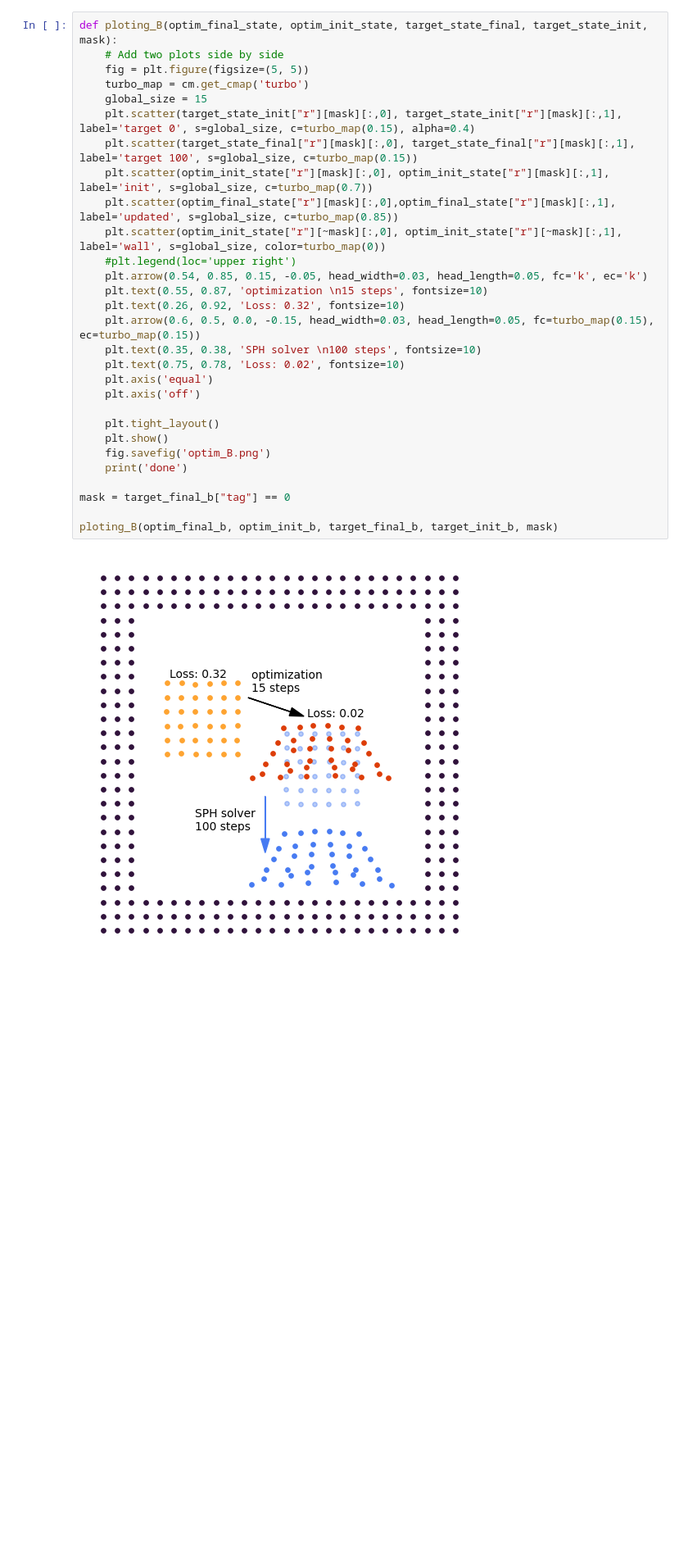
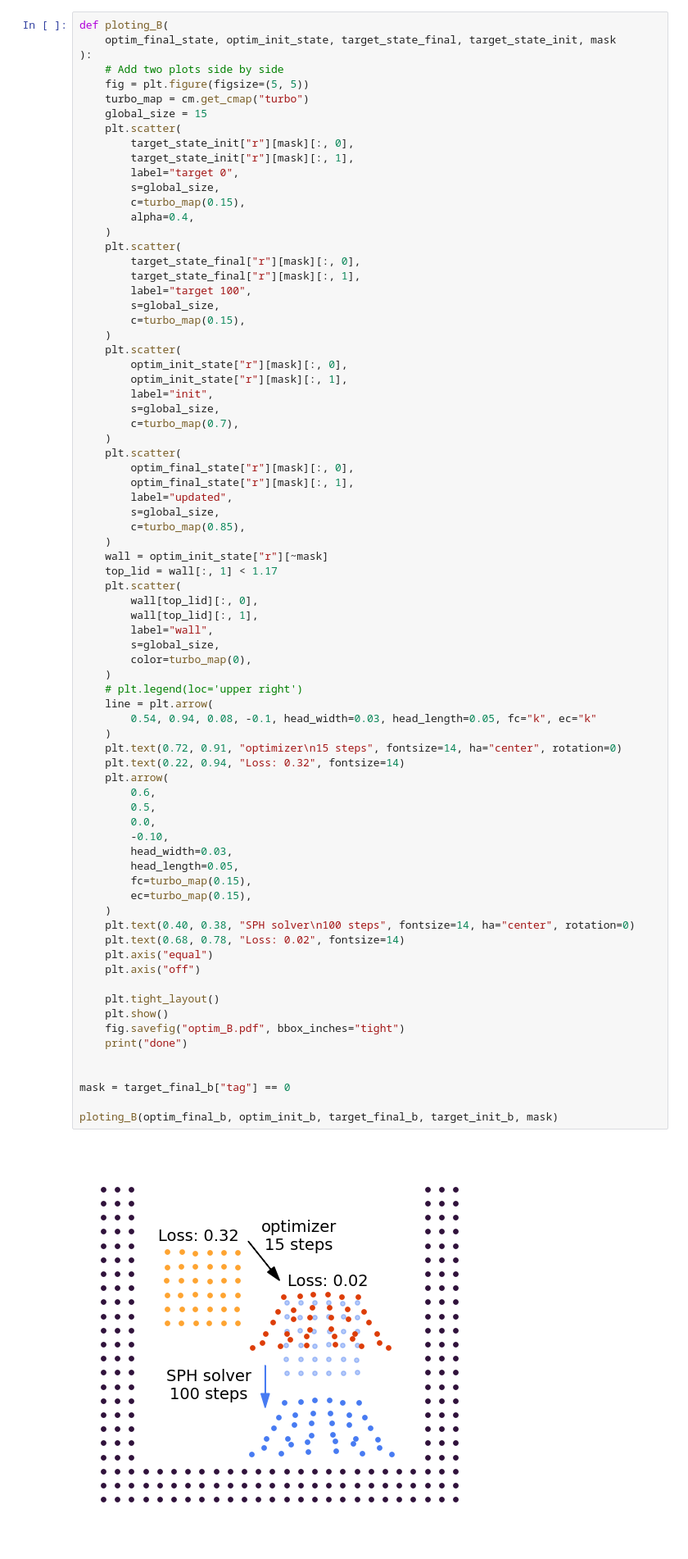
Before and after one commit to tumaer/jax-sph, a Jupyter notebook: optim.ipynb, the cells around one changed output. Shown: that part at 82% size. Cells and saved outputs as stored; diff of their text form; blank space fills up the shorter version.

```diff
--- a/optim.ipynb
+++ b/optim.ipynb
@@ -65,32 +100,79 @@ target_final_b = read_h5('target_traj/traj_100_b.h5')
 # %%
-def ploting_B(optim_final_state, optim_init_state, target_state_final, target_state_init, mask):
+def ploting_B(
+    optim_final_state, optim_init_state, target_state_final, target_state_init, mask
+):
     # Add two plots side by side
     fig = plt.figure(figsize=(5, 5))
-    turbo_map = cm.get_cmap('turbo')
+    turbo_map = cm.get_cmap("turbo")
     global_size = 15
-    plt.scatter(target_state_init["r"][mask][:,0], target_state_init["r"][mask][:,1], label='target 0', s=global_size, c=turbo_map(0.15), alpha=0.4)
-    plt.scatter(target_state_final["r"][mask][:,0], target_state_final["r"][mask][:,1], label='target 100', s=global_size, c=turbo_map(0.15))
-    plt.scatter(optim_init_state["r"][mask][:,0], optim_init_state["r"][mask][:,1], label='init', s=global_size, c=turbo_map(0.7))
-    plt.scatter(optim_final_state["r"][mask][:,0],optim_final_state["r"][mask][:,1], label='updated', s=global_size, c=turbo_map(0.85))
-    plt.scatter(optim_init_state["r"][~mask][:,0], optim_init_state["r"][~mask][:,1], label='wall', s=global_size, color=turbo_map(0))
-    #plt.legend(loc='upper right')
-    plt.arrow(0.54, 0.85, 0.15, -0.05, head_width=0.03, head_length=0.05, fc='k', ec='k')
-    plt.text(0.55, 0.87, 'optimization \n15 steps', fontsize=10)
-    plt.text(0.26, 0.92, 'Loss: 0.32', fontsize=10)
-    plt.arrow(0.6, 0.5, 0.0, -0.15, head_width=0.03, head_length=0.05, fc=turbo_map(0.15), ec=turbo_map(0.15))
-    plt.text(0.35, 0.38, 'SPH solver \n100 steps', fontsize=10)
-    plt.text(0.75, 0.78, 'Loss: 0.02', fontsize=10)
-    plt.axis('equal')
-    plt.axis('off')
+    plt.scatter(
+        target_state_init["r"][mask][:, 0],
+        target_state_init["r"][mask][:, 1],
+        label="target 0",
+        s=global_size,
+        c=turbo_map(0.15),
+        alpha=0.4,
+    )
+    plt.scatter(
+        target_state_final["r"][mask][:, 0],
+        target_state_final["r"][mask][:, 1],
+        label="target 100",
+        s=global_size,
+        c=turbo_map(0.15),
+    )
+    plt.scatter(
+        optim_init_state["r"][mask][:, 0],
+        optim_init_state["r"][mask][:, 1],
+        label="init",
+        s=global_size,
+        c=turbo_map(0.7),
+    )
+    plt.scatter(
+        optim_final_state["r"][mask][:, 0],
+        optim_final_state["r"][mask][:, 1],
+        label="updated",
+        s=global_size,
+        c=turbo_map(0.85),
+    )
+    wall = optim_init_state["r"][~mask]
+    top_lid = wall[:, 1] < 1.17
+    plt.scatter(
+        wall[top_lid][:, 0],
+        wall[top_lid][:, 1],
+        label="wall",
+        s=global_size,
+        color=turbo_map(0),
+    )
+    # plt.legend(loc='upper right')
+    line = plt.arrow(
+        0.54, 0.94, 0.08, -0.1, head_width=0.03, head_length=0.05, fc="k", ec="k"
+    )
+    plt.text(0.72, 0.91, "optimizer\n15 steps", fontsize=14, ha="center", rotation=0)
+    plt.text(0.22, 0.94, "Loss: 0.32", fontsize=14)
+    plt.arrow(
+        0.6,
+        0.5,
+        0.0,
+        -0.10,
+        head_width=0.03,
+        head_length=0.05,
+        fc=turbo_map(0.15),
+        ec=turbo_map(0.15),
+    )
+    plt.text(0.40, 0.38, "SPH solver\n100 steps", fontsize=14, ha="center", rotation=0)
+    plt.text(0.68, 0.78, "Loss: 0.02", fontsize=14)
+    plt.axis("equal")
+    plt.axis("off")
 
     plt.tight_layout()
     plt.show()
-    fig.savefig('optim_B.png')
-    print('done')
+    fig.savefig("optim_B.pdf", bbox_inches="tight")
+    print("done")
+
 
 mask = target_final_b["tag"] == 0
 
 ploting_B(optim_final_b, optim_init_b, target_final_b, target_init_b, mask)
 # %% [output]
-[figure, old version]
+[figure, new version]
 done
```
Also changed, not shown: parts of 4 cells of this notebook, 1 other file.
